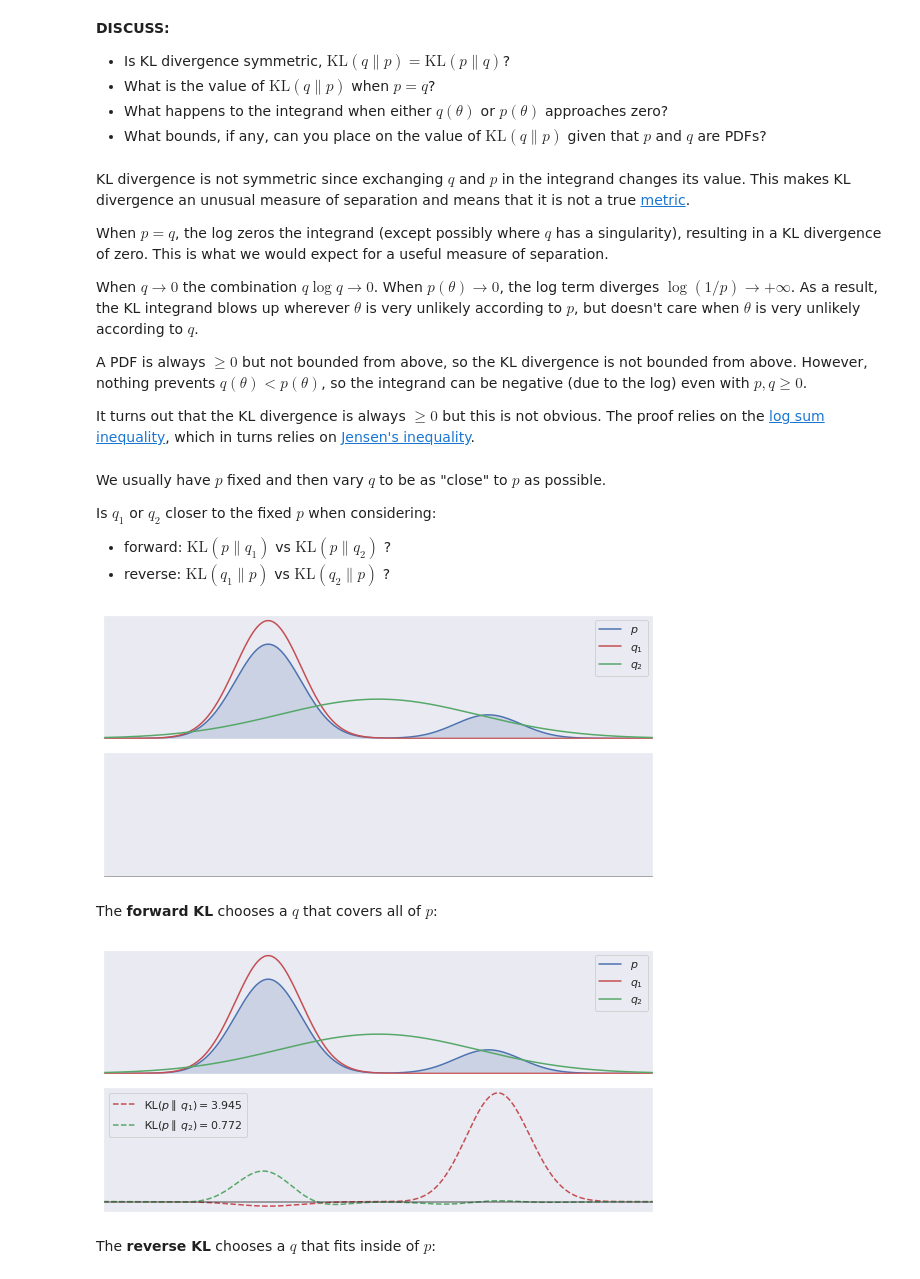
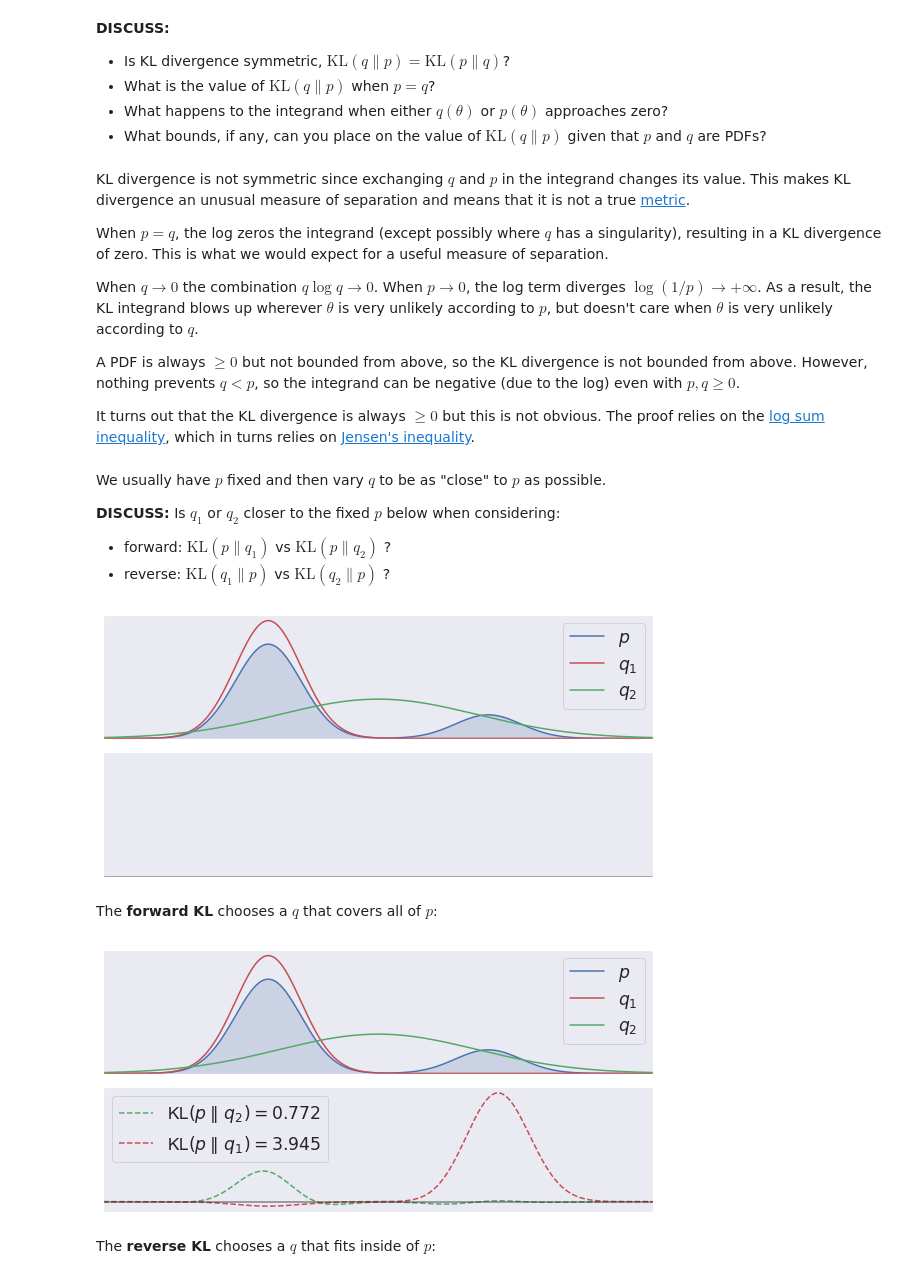
Before and after one commit to dkirkby/kavli2019, a Jupyter notebook: Lecture1.ipynb, the cells around one changed output. Drawn from its saved outputs; the diff is of its cells as text; code cells hidden in the pictures.

```diff
--- a/Lecture1.ipynb
+++ b/Lecture1.ipynb
@@ -948,15 +955,15 @@ KL divergence is not symmetric since exchanging $q$ and $p$ in the integrand cha
 
 When $p=q$, the log zeros the integrand (except possibly where $q$ has a singularity), resulting in a KL divergence of zero. This is what we would expect for a useful measure of separation.
 
-When $q \rightarrow 0$ the combination $q \log q \rightarrow 0$. When $p(\theta)\rightarrow 0$, the log term diverges $\log(1/p)\rightarrow +\infty$. As a result, the KL integrand blows up wherever $\theta$ is very unlikely according to $p$, but doesn't care when $\theta$ is very unlikely according to $q$.
+When $q \rightarrow 0$ the combination $q \log q \rightarrow 0$. When $p\rightarrow 0$, the log term diverges $\log(1/p)\rightarrow +\infty$. As a result, the KL integrand blows up wherever $\theta$ is very unlikely according to $p$, but doesn't care when $\theta$ is very unlikely according to $q$.
 
-A PDF is always $\ge 0$ but not bounded from above, so the KL divergence is not bounded from above. However, nothing prevents $q(\theta) < p(\theta)$, so the integrand can be negative (due to the log) even with $p, q \ge 0$.
+A PDF is always $\ge 0$ but not bounded from above, so the KL divergence is not bounded from above. However, nothing prevents $q < p$, so the integrand can be negative (due to the log) even with $p, q \ge 0$.
 
 It turns out that the KL divergence is always $\ge 0$ but this is not obvious. The proof relies on the [log sum inequality](https://en.wikipedia.org/wiki/Log_sum_inequality), which in turns relies on [Jensen's inequality](https://en.wikipedia.org/wiki/Jensen's_inequality).
 # %% [markdown]
 We usually have $p$ fixed and then vary $q$ to be as "close" to $p$ as possible.
 
-Is $q_1$ or $q_2$ closer to the fixed $p$ when considering:
+**DISCUSS:** Is $q_1$ or $q_2$ closer to the fixed $p$ below when considering:
  - forward: $\text{KL}(p\parallel q_1)$ vs $\text{KL}(p\parallel q_2)$ ?
  - reverse: $\text{KL}(q_1\parallel p)$ vs $\text{KL}(q_2\parallel p)$ ?
 # %%
@@ -983,7 +990,7 @@ def KL_best_fit(*show):
     ax[0].plot(x, F['p'], 'b-', label='$p$')
     ax[0].plot(x, F['q_1'], 'r-', label='$q_1$')
     ax[0].plot(x, F['q_2'], 'g-', label='$q_2$')
-    ax[0].legend()
+    ax[0].legend(fontsize='x-large')
     ax[0].set_xlim(x[0], x[-1])
     ax[0].set_ylim(-0.01, None)
     ax[0].set_xticks([])
@@ -995,19 +1002,19 @@ def KL_best_fit(*show):
         ax[1].plot(x, I[(f, g)], '--', c=color, label=label)
     ax[1].axhline(0., c='k', ls='-', alpha=0.5)
     ax[1].set_yticks([])
-    if any(show): ax[1].legend()
+    if any(show): ax[1].legend(fontsize='x-large')
 
     plt.tight_layout()
 # %%
 KL_best_fit()
 # %% [output]
-[figure, old version]
+[figure, new version]
 # %% [markdown]
 The **forward KL** chooses a $q$ that covers all of $p$:
 # %%
-KL_best_fit(('p', 'q_1'), ('p', 'q_2'))
+KL_best_fit(('p', 'q_2'), ('p', 'q_1'))
 # %% [output]
-[figure, old version]
+[figure, new version]
 # %% [markdown]
 The **reverse KL** chooses a $q$ that fits inside of $p$:
 # %%
```
Also changed, not shown: parts of 10 cells of this notebook.
